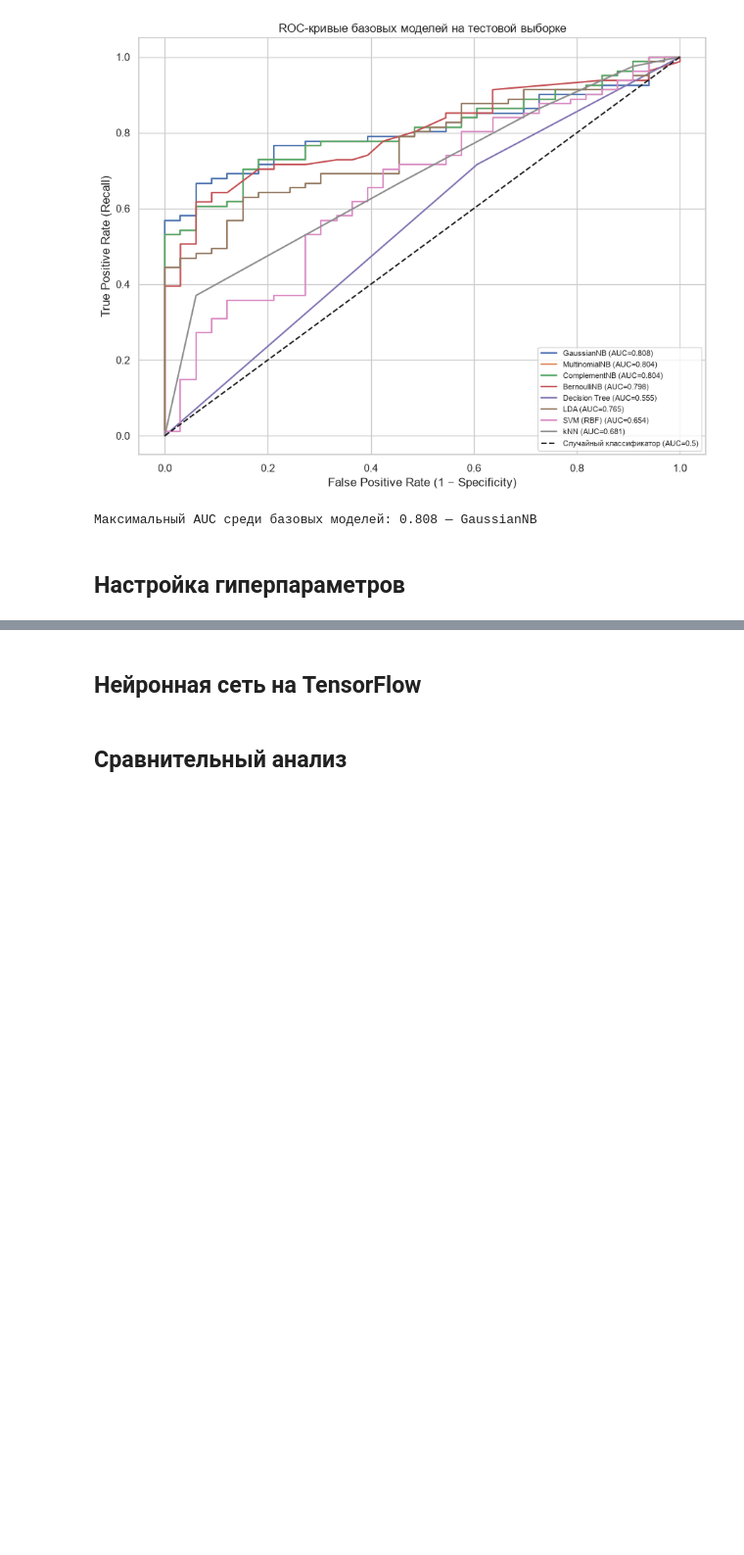
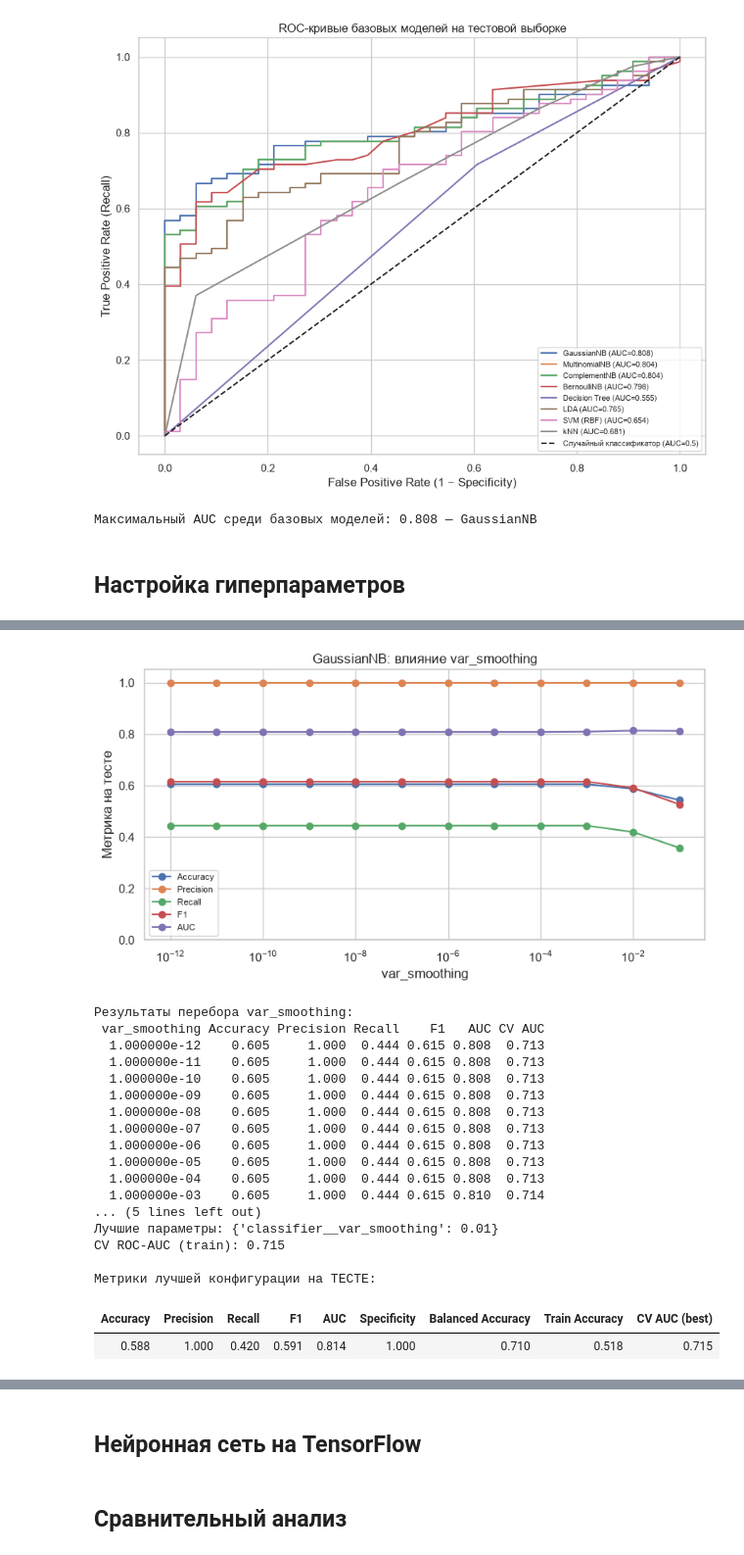
Before and after one commit to violllin/lab2_classification, a Jupyter notebook: lab2.ipynb, the cells around one changed output, grey strips where cells are left out. Shown at 98% size. Drawn from its saved outputs; the diff is of its cells as text; code cells hidden in the pictures; blank space fills up the shorter version.

```diff
--- a/lab2.ipynb
+++ b/lab2.ipynb
@@ -461,3 +585,39 @@ print('Максимальный AUC среди базовых моделей:',
+# %%
+_ = sweep_and_plot(
+    'GaussianNB',
+    values=np.logspace(-12, -1, 12),
+    factory=lambda v: GaussianNB(var_smoothing=v),
+    scaling='standard',
+    param_label='var_smoothing',
+    log_x=True,
+)
+
+gs_gnb = run_grid(
+    'GaussianNB',
+    make_pipeline(GaussianNB(), 'standard'),
+    {'classifier__var_smoothing': np.logspace(-12, -1, 12)}
+)
+# %% [output]
+[figure, added]
+Результаты перебора var_smoothing:
+ var_smoothing Accuracy Precision Recall    F1   AUC CV AUC
+  1.000000e-12    0.605     1.000  0.444 0.615 0.808  0.713
+  1.000000e-11    0.605     1.000  0.444 0.615 0.808  0.713
+  1.000000e-10    0.605     1.000  0.444 0.615 0.808  0.713
+  1.000000e-09    0.605     1.000  0.444 0.615 0.808  0.713
+  1.000000e-08    0.605     1.000  0.444 0.615 0.808  0.713
+  1.000000e-07    0.605     1.000  0.444 0.615 0.808  0.713
+  1.000000e-06    0.605     1.000  0.444 0.615 0.808  0.713
+  1.000000e-05    0.605     1.000  0.444 0.615 0.808  0.713
+  1.000000e-04    0.605     1.000  0.444 0.615 0.808  0.713
+  1.000000e-03    0.605     1.000  0.444 0.615 0.810  0.714
+... (5 lines left out)
+Лучшие параметры: {'classifier__var_smoothing': 0.01}
+CV ROC-AUC (train): 0.715
+
+Метрики лучшей конфигурации на ТЕСТЕ:
+| Accuracy | Precision | Recall | F1 | AUC | Specificity | Balanced Accuracy | Train Accuracy | CV AUC (best) |
+| 0.588 | 1.000 | 0.420 | 0.591 | 0.814 | 1.000 | 0.710 | 0.518 | 0.715 |
 # %% [markdown]
 ### MultinomialNB
 
```
Also changed, not shown: parts of 20 cells of this notebook.
